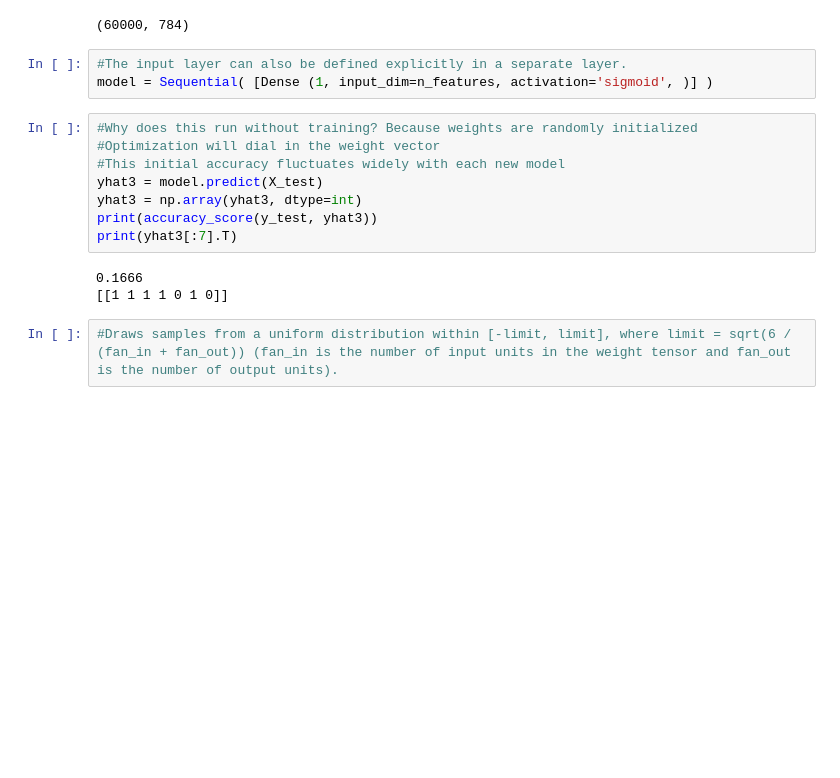
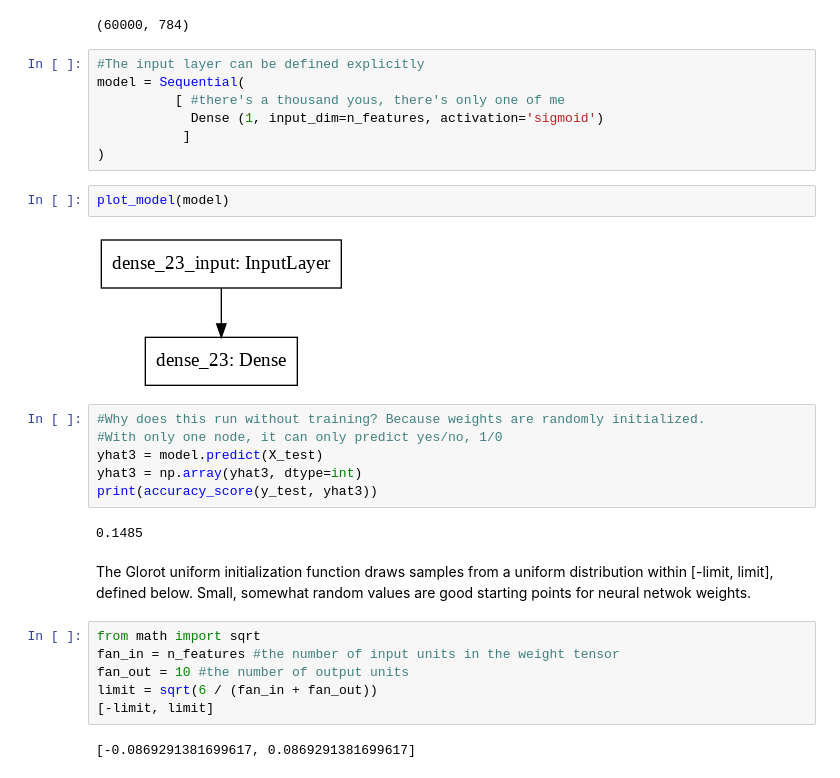
Before and after one commit to konstanzer/deep-learning, a Jupyter notebook: perceptrons.ipynb, the cells around one changed output. Drawn from its saved outputs; the diff is of its cells as text; blank space fills up the shorter version.

```diff
--- a/perceptrons.ipynb
+++ b/perceptrons.ipynb
@@ -86,18 +81,31 @@ n_samples, n_features
 # %% [output]
 (60000, 784)
 # %%
-#The input layer can also be defined explicitly in a separate layer.
-model = Sequential( [Dense (1, input_dim=n_features, activation='sigmoid', )] )
+#The input layer can be defined explicitly
+model = Sequential(
+          [ #there's a thousand yous, there's only one of me
+            Dense (1, input_dim=n_features, activation='sigmoid')
+           ]
+)
+# %%
+plot_model(model)
+# %% [output]
+[figure, added]
 # %%
-#Why does this run without training? Because weights are randomly initialized
-#Optimization will dial in the weight vector
-#This initial accuracy fluctuates widely with each new model
+#Why does this run without training? Because weights are randomly initialized.
+#With only one node, it can only predict yes/no, 1/0
 yhat3 = model.predict(X_test)
 yhat3 = np.array(yhat3, dtype=int)
 print(accuracy_score(y_test, yhat3))
-print(yhat3[:7].T)
 # %% [output]
-0.1666
-[[1 1 1 1 0 1 0]]
+0.1485
+# %% [markdown]
+The Glorot uniform initialization function draws samples from a uniform distribution within [-limit, limit], defined below. Small, somewhat random values are good starting points for neural netwok weights.
 # %%
-#Draws samples from a uniform distribution within [-limit, limit], where limit = sqrt(6 / (fan_in + fan_out)) (fan_in is the number of input units in the weight tensor and fan_out is the number of output units).
+from math import sqrt
+fan_in = n_features #the number of input units in the weight tensor
+fan_out = 10 #the number of output units
+limit = sqrt(6 / (fan_in + fan_out))
+[-limit, limit]
+# %% [output]
+[-0.0869291381699617, 0.0869291381699617]
```
Also changed, not shown: parts of 25 cells of this notebook.
